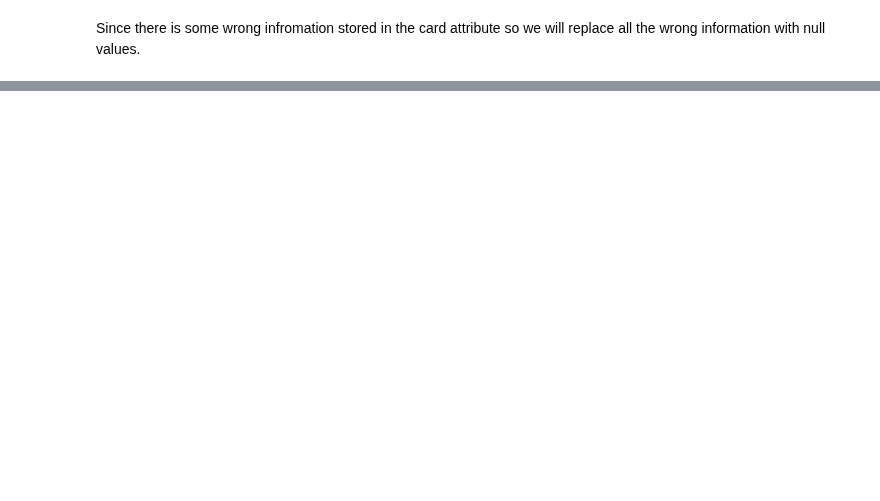
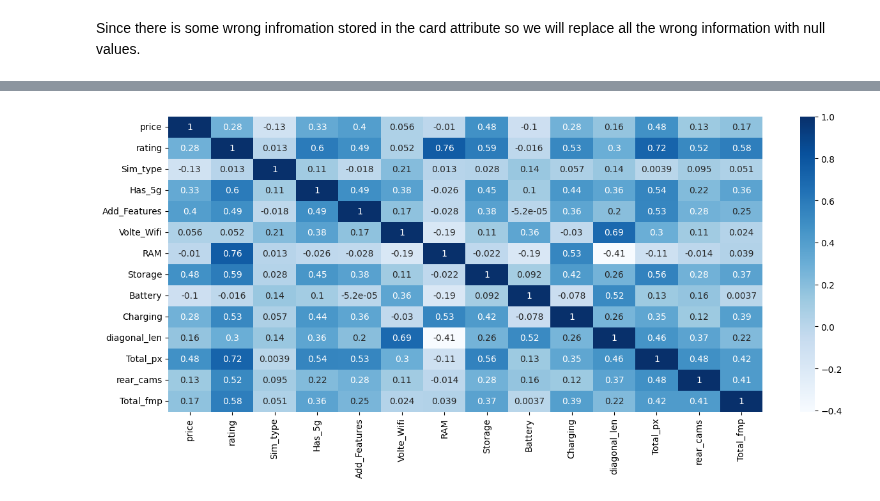
Before and after one commit to yuvraaj2002/AI_Projects, a Jupyter notebook: Smartphone_Price_Prediction/Code.ipynb, the cells around one changed output, grey strips where cells are left out. Cells and saved outputs as stored; diff of their text form; code cells hidden in the pictures; blank space fills up the shorter version.

```diff
--- a/Smartphone_Price_Prediction/Code.ipynb
+++ b/Smartphone_Price_Prediction/Code.ipynb
@@ -269,7 +283,7 @@ for item in df['camera']:
         else:
             rear_cams.append(1)
 
-        Total_fmp.append(item.split('&')[-1].split()[0])
+        Total_fmp.append(float(item.split('&')[-1].split()[0]))
 
     else:
         rear_cams.append(np.nan)
@@ -481,0 +434,8 @@ sns.boxplot(x = df['price'],ax = ax[1])
+# %%
+plt.figure(figsize=(15, 6))
+sns.heatmap(df[['price', 'rating','Sim_type', 'Has_5g',
+       'Add_Features', 'Volte_Wifi', 'RAM', 'Storage', 'Battery', 'Charging',
+       'diagonal_len', 'Total_px', 'rear_cams', 'Total_fmp']].corr(), annot=True,cmap="Blues")
+plt.show()
+# %% [output]
+[figure, added]
```
Also changed, not shown: parts of 42 cells of this notebook.
